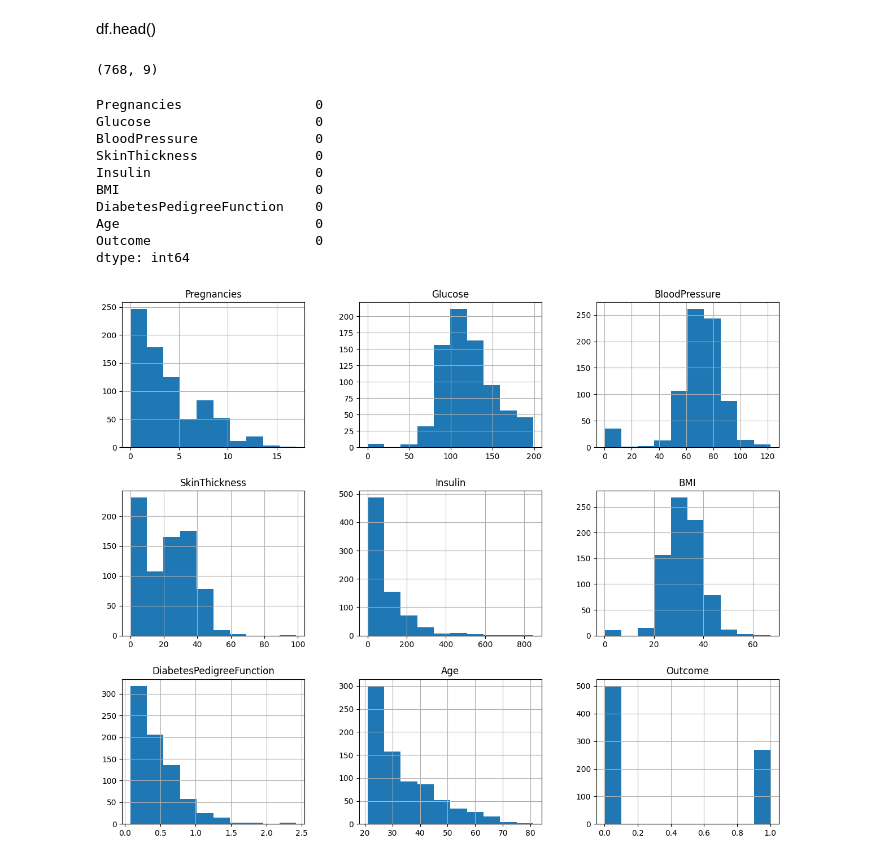
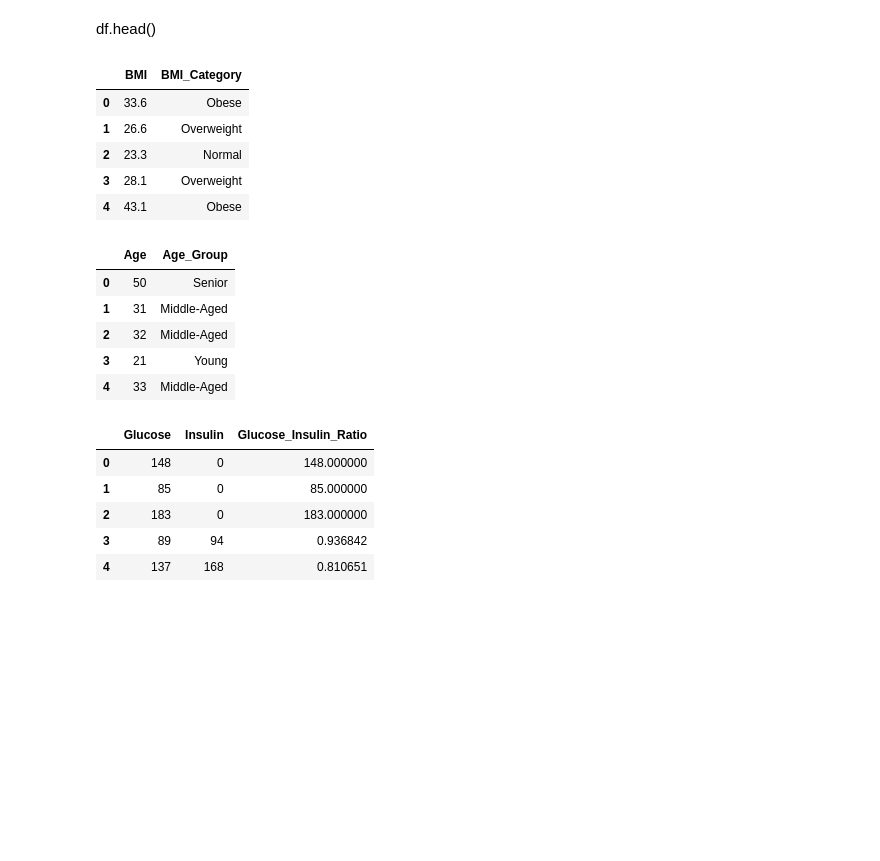
Before and after one commit to ap24110011024/Disease_detection, a Jupyter notebook: notebooks/eda.ipynb, the cells around one changed output. Saved outputs shown, nothing was run; the diff lists cells and outputs as text; code cells hidden in the pictures; blank space fills up the shorter version.

```diff
--- a/notebooks/eda.ipynb
+++ b/notebooks/eda.ipynb
@@ -6,25 +16,52 @@ df = pd.read_csv("../data/diabetes.csv")
 # %% [markdown]
 df.head()
 # %%
-df.shape
+bmi_bins = [0, 18.5, 25, 30, 100]
+bmi_labels = ["Underweight", "Normal", "Overweight", "Obese"]
+
+df["BMI_Category"] = pd.cut(
+    df["BMI"],
+    bins=bmi_bins,
+    labels=bmi_labels
+)
+
+df[["BMI", "BMI_Category"]].head()
 # %% [output]
-(768, 9)
+|  | BMI | BMI_Category |
+| 0 | 33.6 | Obese |
+| 1 | 26.6 | Overweight |
+| 2 | 23.3 | Normal |
+| 3 | 28.1 | Overweight |
+| 4 | 43.1 | Obese |
 # %%
-df.isnull().sum()
+age_bins = [0, 30, 45, 60, 100]
+age_labels = ["Young", "Middle-Aged", "Senior", "Elderly"]
+
+df["Age_Group"] = pd.cut(
+    df["Age"],
+    bins=age_bins,
+    labels=age_labels
+)
+
+df[["Age", "Age_Group"]].head()
 # %% [output]
-Pregnancies                 0
-Glucose                     0
-BloodPressure               0
-SkinThickness               0
-Insulin                     0
-BMI                         0
-DiabetesPedigreeFunction    0
-Age                         0
-Outcome                     0
-dtype: int64
+|  | Age | Age_Group |
+| 0 | 50 | Senior |
+| 1 | 31 | Middle-Aged |
+| 2 | 32 | Middle-Aged |
+| 3 | 21 | Young |
+| 4 | 33 | Middle-Aged |
 # %%
-df.hist(figsize=(15,12))
-plt.show()
+df["Glucose_Insulin_Ratio"] = (
+    df["Glucose"] / (df["Insulin"] + 1)
+)
+
+df[["Glucose", "Insulin", "Glucose_Insulin_Ratio"]].head()
 # %% [output]
-[figure, removed]
+|  | Glucose | Insulin | Glucose_Insulin_Ratio |
+| 0 | 148 | 0 | 148.000000 |
+| 1 | 85 | 0 | 85.000000 |
+| 2 | 183 | 0 | 183.000000 |
+| 3 | 89 | 94 | 0.936842 |
+| 4 | 137 | 168 | 0.810651 |
 # %%
```
Also changed, not shown: parts of 5 cells of this notebook.
